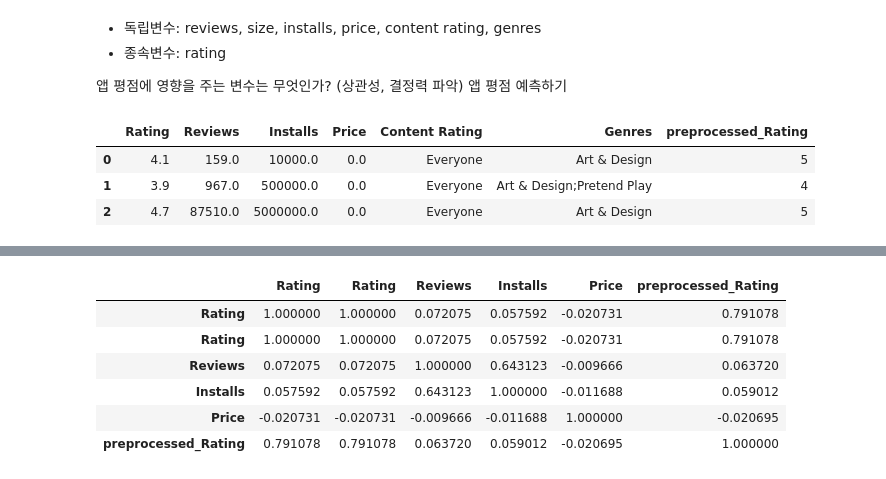
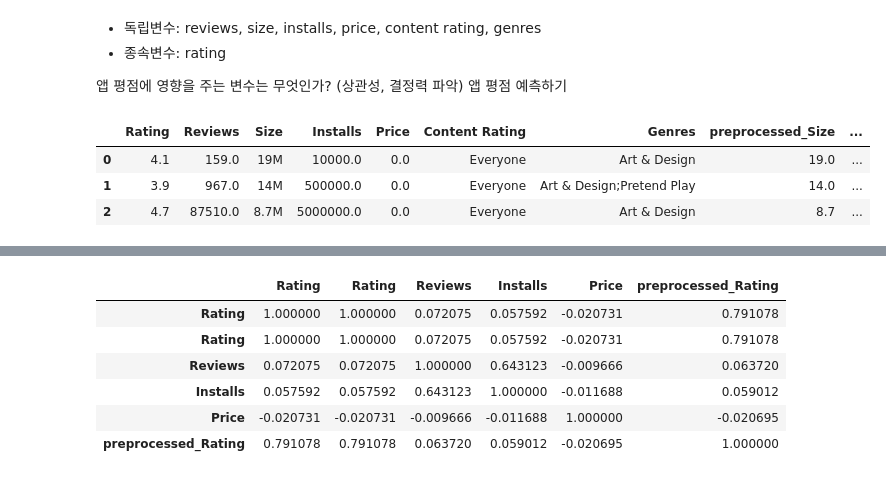
Before and after one commit to creamcheesesteak/Project_EasterEgg, a Jupyter notebook: ML/project_MachineLearning.ipynb, the cells around one changed output, grey strips where cells are left out. Saved outputs shown, nothing was run; the diff lists cells and outputs as text; code cells hidden in the pictures.

```diff
--- a/ML/project_MachineLearning.ipynb
+++ b/ML/project_MachineLearning.ipynb
@@ -206,7 +206,7 @@ Data columns (total 9 columns):
 dtypes: float64(5), int64(1), object(3)
 memory usage: 762.4+ KB
 # %%
-df = df.dropna(axis='columns')
+# df = df.dropna(axis = 'columns')
 # %%
 df.columns
 # %% [output]
@@ -226,11 +226,11 @@ Index(['Rating', 'Reviews', 'Size', 'Installs', 'Price', 'Content Rating',
 앱 평점에 영향을 주는 변수는 무엇인가? (상관성, 결정력 파악)
 앱 평점 예측하기
 # %%
-df_feature = df[['Rating', 'Reviews', 'Installs', 'Price', 'Content Rating','Genres', 'preprocessed_Rating']]
+df_feature = df[['Rating', 'Reviews', 'Size', 'Installs', 'Price', 'Content Rating','Genres', 'preprocessed_Size', 'preprocessed_Rating']]
 df_feature.head(3)
 # %% [output]
-|  | Rating | Reviews | Installs | Price | Content Rating | Genres | preprocessed_Rating |
-| 0 | 4.1 | 159.0 | 10000.0 | 0.0 | Everyone | Art & Design | 5 |
-| 1 | 3.9 | 967.0 | 500000.0 | 0.0 | Everyone | Art & Design;Pretend Play | 4 |
-| 2 | 4.7 | 87510.0 | 5000000.0 | 0.0 | Everyone | Art & Design | 5 |
+|  | Rating | Reviews | Size | Installs | Price | Content Rating | Genres | preprocessed_Size | ... |
+| 0 | 4.1 | 159.0 | 19M | 10000.0 | 0.0 | Everyone | Art & Design | 19.0 | ... |
+| 1 | 3.9 | 967.0 | 14M | 500000.0 | 0.0 | Everyone | Art & Design;Pretend Play | 14.0 | ... |
+| 2 | 4.7 | 87510.0 | 8.7M | 5000000.0 | 0.0 | Everyone | Art & Design | 8.7 | ... |
 # %%
```
Also changed, not shown: parts of 8 cells of this notebook.
